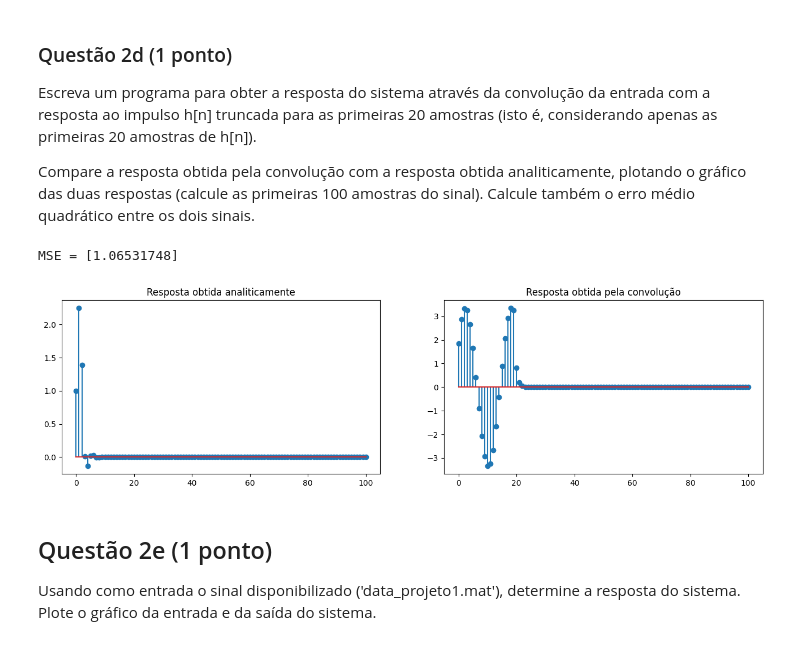
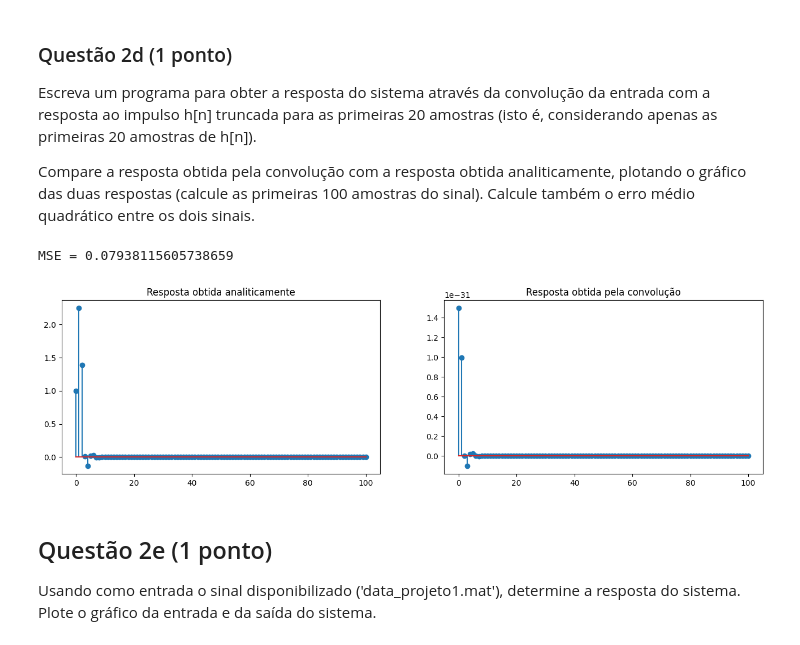
Before and after one commit to akaTsunemori/signal-processing-studies, a Jupyter notebook: projeto-1/projeto1.ipynb, the cells around one changed output. Cells and saved outputs as stored; diff of their text form; code cells hidden in the pictures.

Commit message:
convolution fixed

```diff
--- a/projeto-1/projeto1.ipynb
+++ b/projeto-1/projeto1.ipynb
@@ -269,38 +269,39 @@ Escreva um programa para obter a resposta do sistema através da convolução da
 
 Compare a resposta obtida pela convolução com a resposta obtida analiticamente, plotando o gráfico das duas respostas (calcule as primeiras 100 amostras do sinal). Calcule também o erro médio quadrático entre os dois sinais.
 # %%
-def x(n: int) -> int:
+def x(n: int) -> int: # Retorna o valor de x[n]
     return (1/4)**n * int(n >= 0)
 
 
-def analytical(n: int) -> float:
+def analytical(n: int) -> float: # Resposta do sistema obtida analiticamente
     return 6.81 * ((1/4)**n) - 5.96 * ((1/6)**0.5)**n * np.cos(np.pi/2 * n + 0.226)
 
 
-def convoluted(x: list, h: list) -> list: # Needs fixing
+def convoluted(x: list, h: list) -> list: # Resposta do sistema através de convolução (apenas 100 primeiras amostras)
     y = [0 for _ in range(len(x))]
     h_deque = deque(h)
     while len(h_deque) < len(y):
         h_deque.appendleft(0)
     for i in range(len(y)):
         h_deque.rotate(1)
         y[i] += sum([h_deque[j] * x[j] for j in range(i, -1, -1)])
     return y
 
 
 x_n = [x(i) for i in n]
 y_n_analytical  = [analytical(i) for i in n]
-y_n_convolution = convoluted(x_n, h_n[:20])
+h_n_reversed = h_n[::-1]
+y_n_convolution = convoluted(x_n, h_n_reversed[:20])
 print('MSE =', calculate_mse(y_n_analytical, y_n_convolution))
 ax = plt.subplots(1, 2, figsize=(16, 4))[1]
 ax[0].stem(n, y_n_analytical)
 ax[0].set_title('Resposta obtida analiticamente')
 ax[1].stem(n, y_n_convolution)
 ax[1].set_title('Resposta obtida pela convolução')
 plt.show()
 # %% [output]
-MSE = [1.06531748]
+MSE = 0.07938115605738659
-[figure, old version]
+[figure, new version]
 # %% [markdown]
 ## Questão 2e (1 ponto)
 
```
